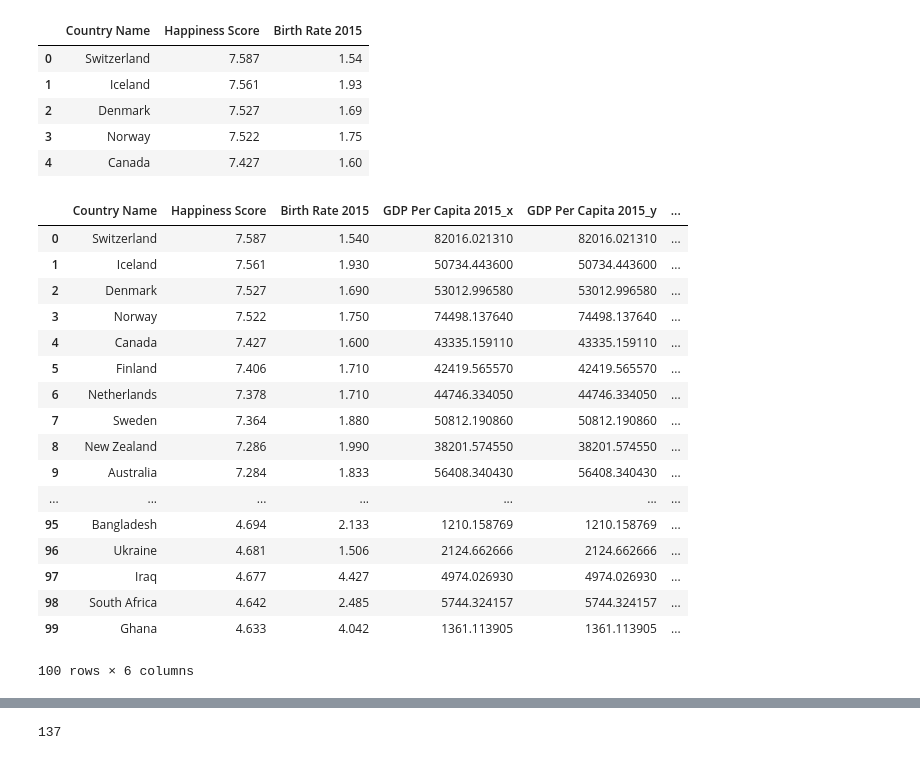
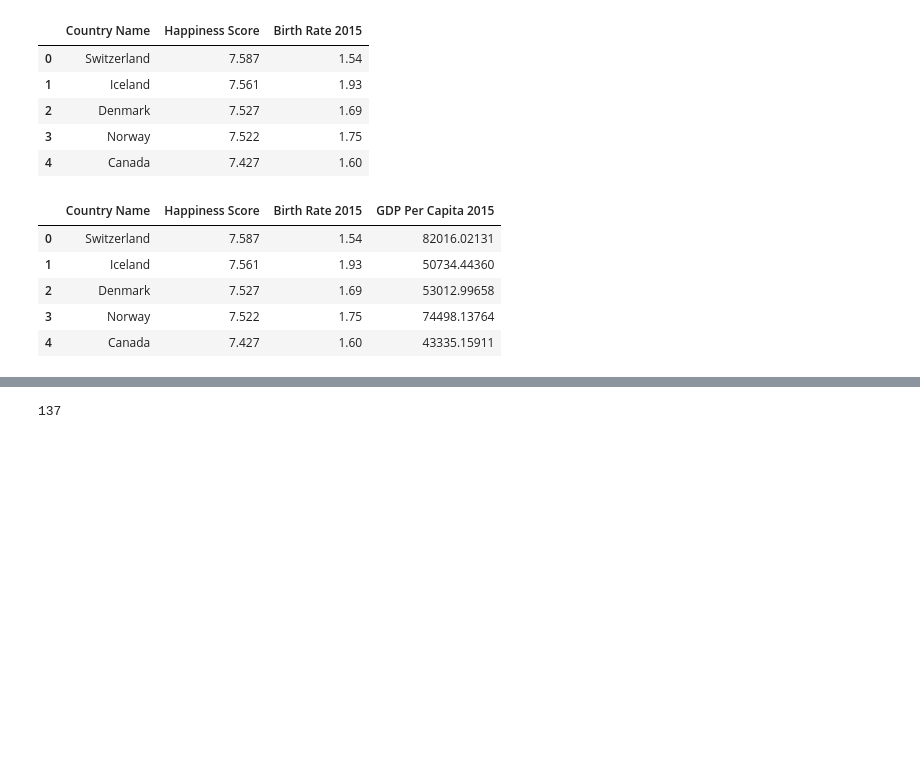
Before and after one commit to sinancengiz/World_Happiness, a Jupyter notebook: main.ipynb, the cells around one changed output, grey strips where cells are left out. Saved outputs shown, nothing was run; the diff lists cells and outputs as text; code cells hidden in the pictures; blank space fills up the shorter version.

```diff
--- a/main.ipynb
+++ b/main.ipynb
@@ -112,26 +110,14 @@ merged_dataframe.head()
 # %%
 #merge dataframe with gdp per capita dataframe
 merged_dataframe = pd.merge(merged_dataframe, gdp_per_capita_df, on="Country Name")
-merged_dataframe.head(100)
+merged_dataframe.head(5)
 # %% [output]
-|  | Country Name | Happiness Score | Birth Rate 2015 | GDP Per Capita 2015_x | GDP Per Capita 2015_y | ... |
-| 0 | Switzerland | 7.587 | 1.540 | 82016.021310 | 82016.021310 | ... |
-| 1 | Iceland | 7.561 | 1.930 | 50734.443600 | 50734.443600 | ... |
-| 2 | Denmark | 7.527 | 1.690 | 53012.996580 | 53012.996580 | ... |
-| 3 | Norway | 7.522 | 1.750 | 74498.137640 | 74498.137640 | ... |
-| 4 | Canada | 7.427 | 1.600 | 43335.159110 | 43335.159110 | ... |
-| 5 | Finland | 7.406 | 1.710 | 42419.565570 | 42419.565570 | ... |
-| 6 | Netherlands | 7.378 | 1.710 | 44746.334050 | 44746.334050 | ... |
-| 7 | Sweden | 7.364 | 1.880 | 50812.190860 | 50812.190860 | ... |
-| 8 | New Zealand | 7.286 | 1.990 | 38201.574550 | 38201.574550 | ... |
-| 9 | Australia | 7.284 | 1.833 | 56408.340430 | 56408.340430 | ... |
-| ... | ... | ... | ... | ... | ... | ... |
-| 95 | Bangladesh | 4.694 | 2.133 | 1210.158769 | 1210.158769 | ... |
-| 96 | Ukraine | 4.681 | 1.506 | 2124.662666 | 2124.662666 | ... |
-| 97 | Iraq | 4.677 | 4.427 | 4974.026930 | 4974.026930 | ... |
-| 98 | South Africa | 4.642 | 2.485 | 5744.324157 | 5744.324157 | ... |
-| 99 | Ghana | 4.633 | 4.042 | 1361.113905 | 1361.113905 | ... |
+|  | Country Name | Happiness Score | Birth Rate 2015 | GDP Per Capita 2015 |
+| 0 | Switzerland | 7.587 | 1.54 | 82016.02131 |
+| 1 | Iceland | 7.561 | 1.93 | 50734.44360 |
+| 2 | Denmark | 7.527 | 1.69 | 53012.99658 |
+| 3 | Norway | 7.522 | 1.75 | 74498.13764 |
+| 4 | Canada | 7.427 | 1.60 | 43335.15911 |
-100 rows × 6 columns
 # %%
 #set the values to numeric
 pd.to_numeric(merged_dataframe["GDP Per Capita 2015"], errors='coerce')
```
Also changed, not shown: parts of 5 cells of this notebook, 1 other file.
